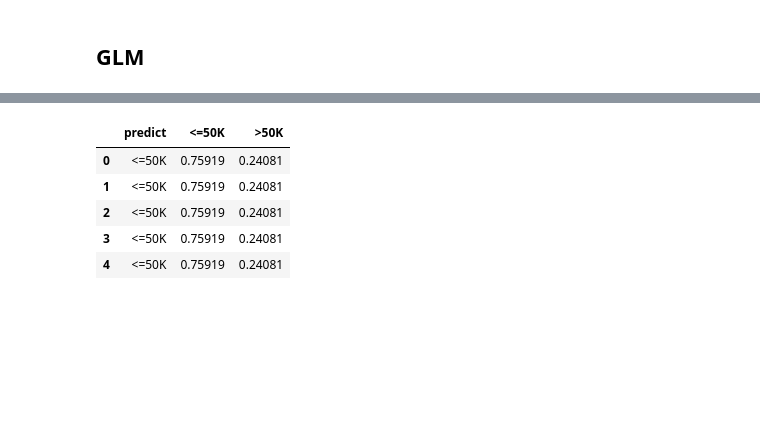
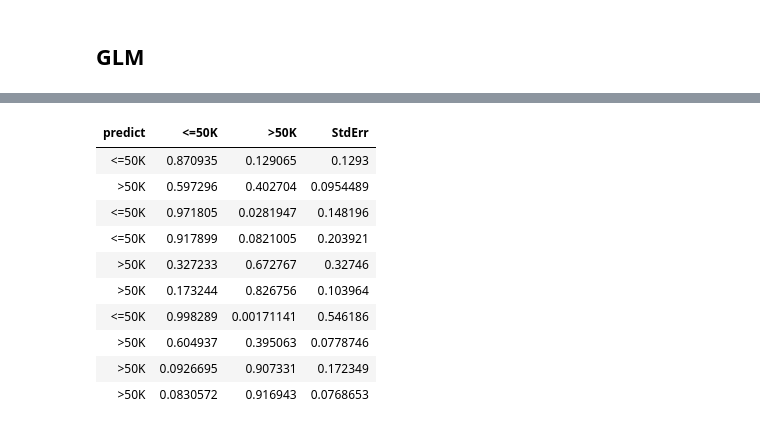
Before and after one commit to avecsally/Discover_Discriminatory_Bias_in_High_Accuracy_Models_Embedded_in_Machine_Learning_Algorithms, a Jupyter notebook: paper.ipynb, the cells around one changed output, grey strips where cells are left out. Cells and saved outputs as stored; diff of their text form; code cells hidden in the pictures; blank space fills up the shorter version.

```diff
--- a/paper.ipynb
+++ b/paper.ipynb
@@ -155,6 +173,6 @@ dtype: int64
 hf=h2o.H2OFrame(train)
 gf=h2o.H2OFrame(test)
 # %%
-r = 'class'
-x = list(train.columns.values)
-x.remove('class')
+response_col = 'class'
+predictors = list(train.columns.values)
+predictors.remove('class')
@@ -203,9 +178,0 @@ co = best_glm.coef()
-# %%
-pred_glm_tr.head()
-# %% [output]
-|  | predict | <=50K | >50K |
-| 0 | <=50K | 0.75919 | 0.24081 |
-| 1 | <=50K | 0.75919 | 0.24081 |
-| 2 | <=50K | 0.75919 | 0.24081 |
-| 3 | <=50K | 0.75919 | 0.24081 |
-| 4 | <=50K | 0.75919 | 0.24081 |
@@ -211,0 +182,19 @@ pred_glm_tr.head()
+# %%
+glm_model = H2OGeneralizedLinearEstimator(family= "binomial",
+                                          lambda_ = 0,
+                                          compute_p_values = True,remove_collinear_columns=True)
+glm_model.train(predictors, response_col, training_frame= hf)
+# %%
+glm_model.predict(hf)
+# %% [output]
+| predict | <=50K | >50K | StdErr |
+| <=50K | 0.870935 | 0.129065 | 0.1293 |
+| >50K | 0.597296 | 0.402704 | 0.0954489 |
+| <=50K | 0.971805 | 0.0281947 | 0.148196 |
+| <=50K | 0.917899 | 0.0821005 | 0.203921 |
+| >50K | 0.327233 | 0.672767 | 0.32746 |
+| >50K | 0.173244 | 0.826756 | 0.103964 |
+| <=50K | 0.998289 | 0.00171141 | 0.546186 |
+| >50K | 0.604937 | 0.395063 | 0.0778746 |
+| >50K | 0.0926695 | 0.907331 | 0.172349 |
+| >50K | 0.0830572 | 0.916943 | 0.0768653 |
```
Also changed, not shown: parts of 12 cells of this notebook, 3 other files.
